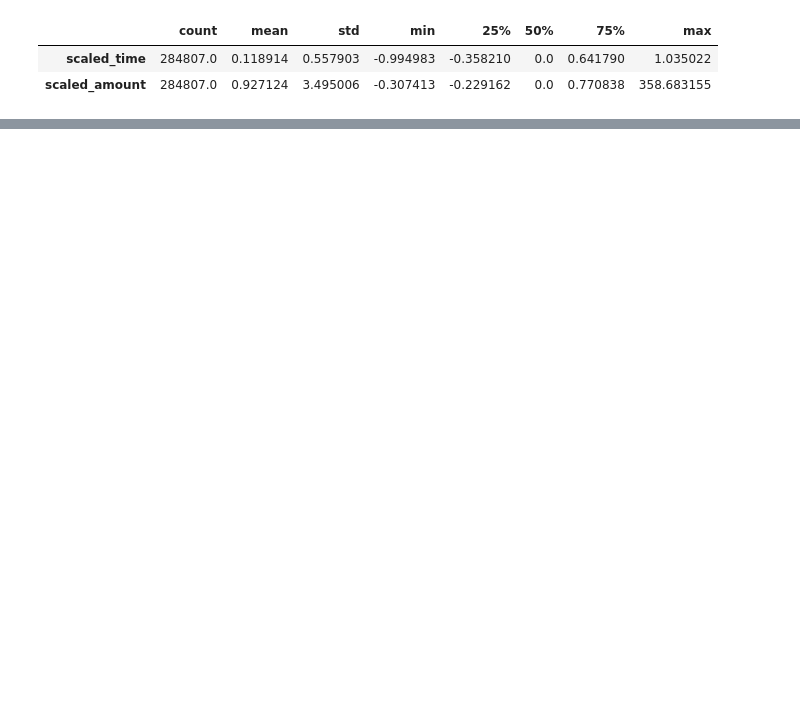
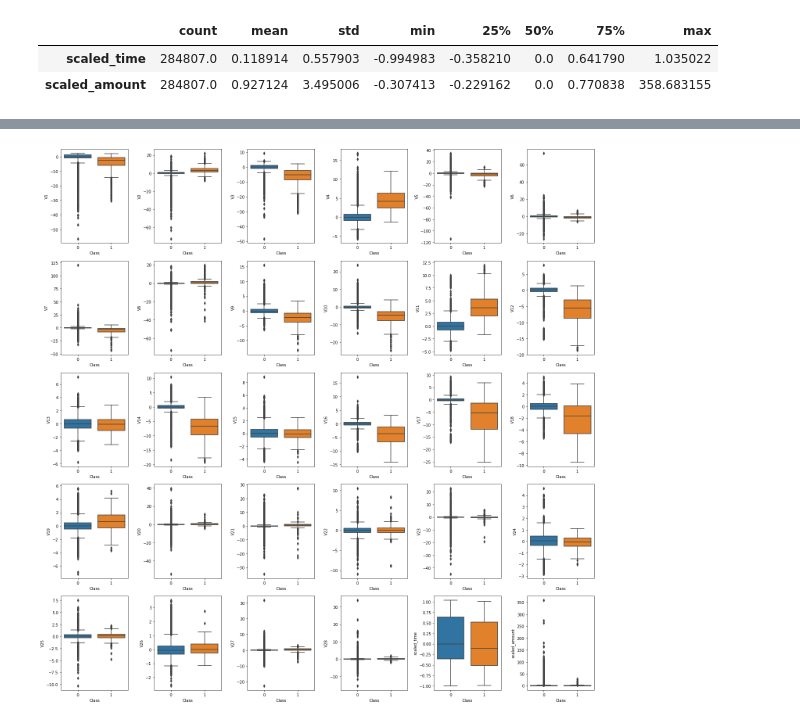
Before and after one commit to SwapnilSParkhe/Machine-Learning, a Jupyter notebook: Projects/Credit Card Fraud Detection/Credit Card Fraud Detection using Anomaly Detection .ipynb, the cells around one changed output, grey strips where cells are left out. Cells and saved outputs as stored; diff of their text form; code cells hidden in the pictures; blank space fills up the shorter version.

```diff
--- a/Projects/Credit Card Fraud Detection/Credit Card Fraud Detection using Anomaly Detection .ipynb
+++ b/Projects/Credit Card Fraud Detection/Credit Card Fraud Detection using Anomaly Detection .ipynb
@@ -189,0 +194,9 @@ for i, cols in enumerate(df.select_dtypes(include=['category']).columns):
+# %%
+fig, axs = plt.subplots(5,6, figsize=(20,20))
+axs = axs.flatten() #flatten() converts the 2d array to 1d
+
+for i, col in enumerate(df.select_dtypes(exclude=['category'])):
+    sns.boxplot(x='Class', y=col, data=df, ax=axs[i])
+    plt.tight_layout()
+# %% [output]
+[figure, added]
```
Also changed, not shown: parts of 9 cells of this notebook.
